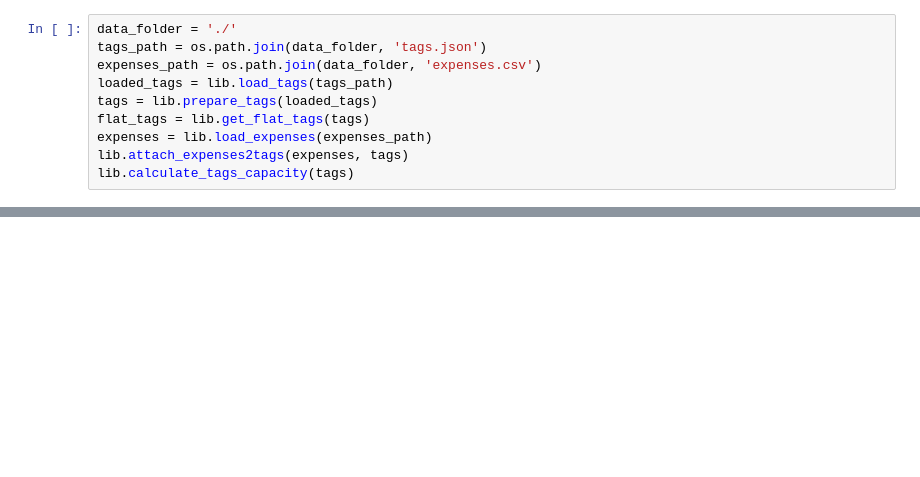
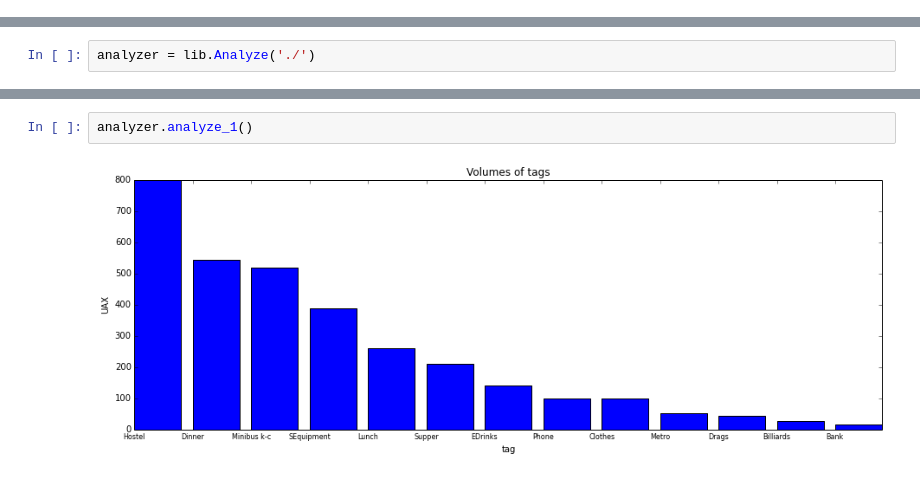
Before and after one commit to vlikin/budget, a Jupyter notebook: ext/shell/real_data_v1/Viktor - Kyiv - v2.ipynb, the cells around one changed output, grey strips where cells are left out. Cells and saved outputs as stored; diff of their text form; blank space fills up the shorter version.

Commit message:
Analyzes have been wrapped into a class.

```diff
--- a/ext/shell/real_data_v1/Viktor - Kyiv - v2.ipynb
+++ b/ext/shell/real_data_v1/Viktor - Kyiv - v2.ipynb
@@ -8,10 +7,0 @@ imp.reload(lib)
-# %%
-data_folder = './'
-tags_path = os.path.join(data_folder, 'tags.json')
-expenses_path = os.path.join(data_folder, 'expenses.csv')
-loaded_tags = lib.load_tags(tags_path)
-tags = lib.prepare_tags(loaded_tags)
-flat_tags = lib.get_flat_tags(tags)
-expenses = lib.load_expenses(expenses_path)
-lib.attach_expenses2tags(expenses, tags)
-lib.calculate_tags_capacity(tags)
@@ -37,0 +8,2 @@ Clothes
+# %%
+analyzer = lib.Analyze('./')
@@ -37,0 +24,4 @@ Clothes
+# %%
+analyzer.analyze_1()
+# %% [output]
+[figure, added]
```
Also changed, not shown: parts of 6 cells of this notebook, 1 other file.
